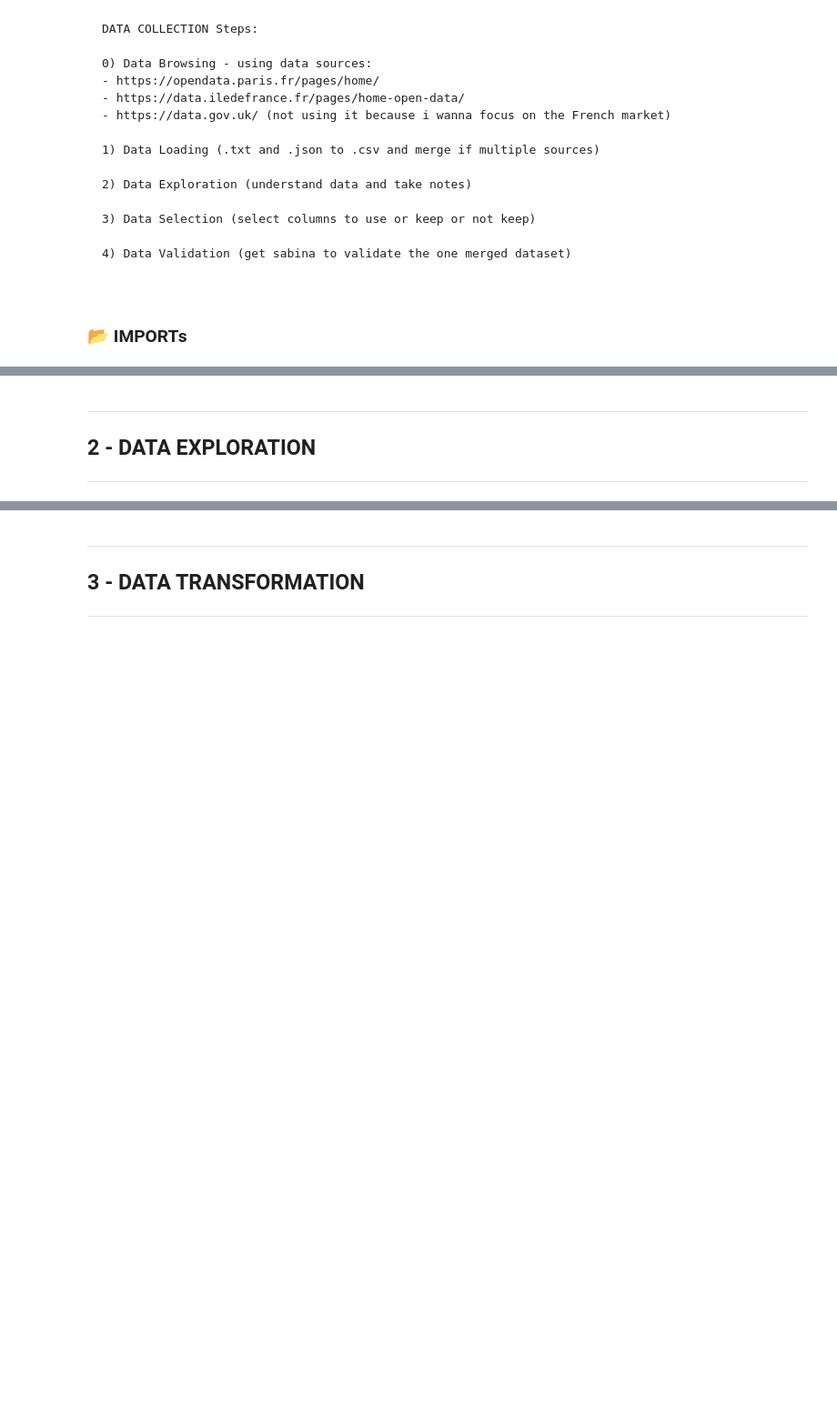
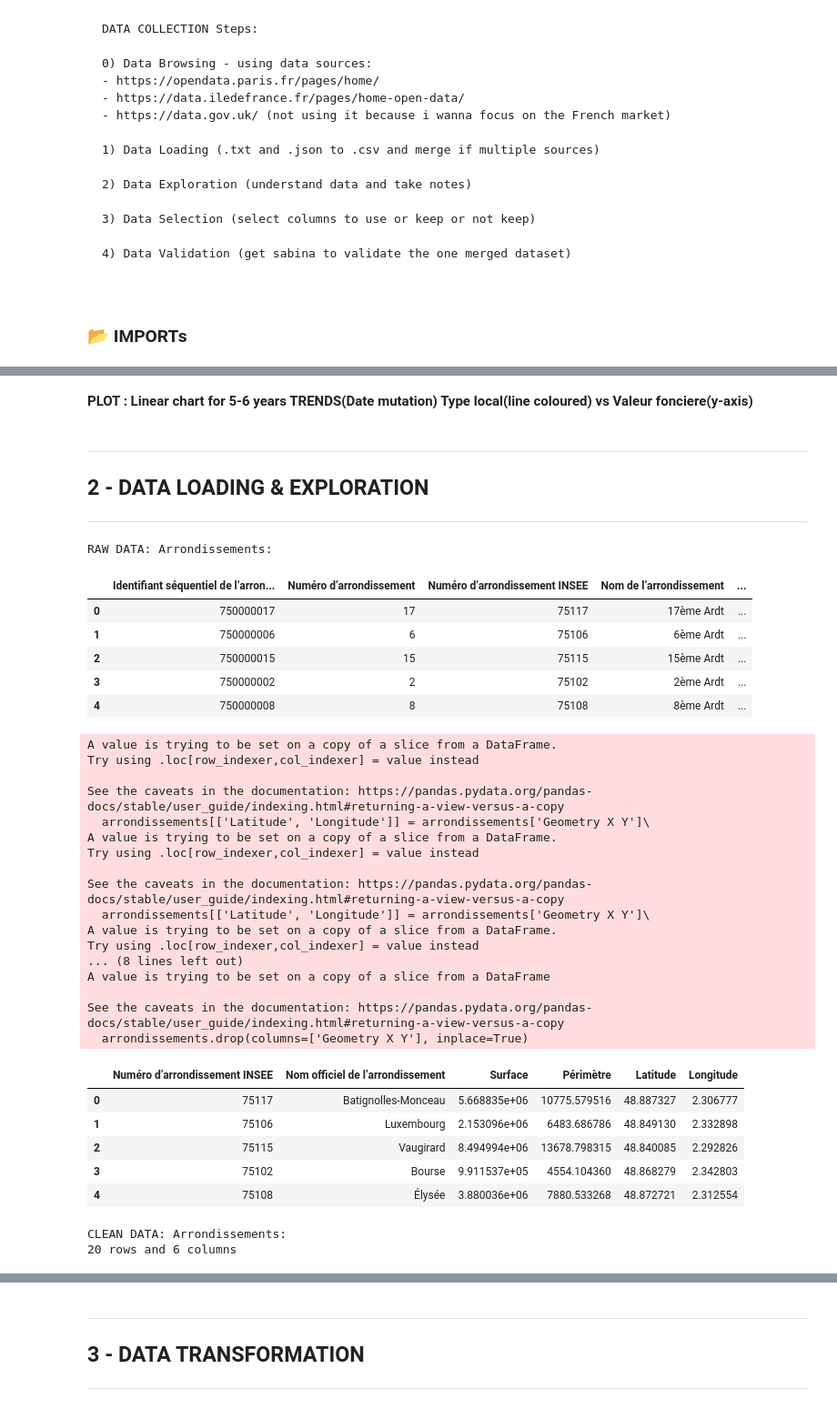
Before and after one commit to samia-boubaya/rncp-project, a Jupyter notebook: notebooks/ERD_00_data_validation.ipynb, the cells around one changed output, grey strips where cells are left out. Shown at 91% size. Saved outputs shown, nothing was run; the diff lists cells and outputs as text; code cells hidden in the pictures; blank space fills up the shorter version.

```diff
--- a/notebooks/ERD_00_data_validation.ipynb
+++ b/notebooks/ERD_00_data_validation.ipynb
@@ -224,7 +154,9 @@ df_valeurs_foncieres.to_csv("../data/processed/ValeursFoncieres_2020-S2_2025-S1.
+# %% [markdown]
+**PLOT : Linear chart for 5-6 years TRENDS(Date mutation) Type local(line coloured) vs Valeur fonciere(y-axis)**
 # %% [markdown]
 <hr>
 
-## 2 - DATA EXPLORATION
+## 2 - DATA LOADING & EXPLORATION
 
 
 <style>
@@ -259,4 +191,70 @@ h4 {
 }
 </style>
 <hr>
+# %%
+import pandas as pd
+
+# Read arrondissements
+df_arrondissements = pd.read_csv("../data/raw/arrondissements.csv", sep=";")
+print("RAW DATA: Arrondissements:")
+display(df_arrondissements.head())
+
+# Select columns for ERD
+arrondissements = df_arrondissements[[
+    "Numéro d’arrondissement INSEE",
+    "Nom officiel de l’arrondissement",
+    "Surface",
+    "Périmètre",
+    "Geometry X Y"
+]]
+
+# Split Geometry X Y into Latitude and Longitude
+arrondissements[['Latitude', 'Longitude']] = arrondissements['Geometry X Y']\
+    .str.split(',', expand=True)
+
+# Remove extra whitespace and convert to float
+arrondissements['Latitude'] = arrondissements['Latitude'].str.strip().astype(float)
+arrondissements['Longitude'] = arrondissements['Longitude'].str.strip().astype(float)
+
+# Drop original column
+arrondissements.drop(columns=['Geometry X Y'], inplace=True)
+
+# Preview and save
+display(arrondissements.head())
+print("CLEAN DATA: Arrondissements:")
+print(arrondissements.shape[0], "rows and", arrondissements.shape[1], "columns")
+arrondissements.to_csv("../data/processed/clean_arrondissements.csv", index=False)
+# %% [output]
+RAW DATA: Arrondissements:
+|  | Identifiant séquentiel de l’arron... | Numéro d’arrondissement | Numéro d’arrondissement INSEE | Nom de l’arrondissement | ... |
+| 0 | 750000017 | 17 | 75117 | 17ème Ardt | ... |
+| 1 | 750000006 | 6 | 75106 | 6ème Ardt | ... |
+| 2 | 750000015 | 15 | 75115 | 15ème Ardt | ... |
+| 3 | 750000002 | 2 | 75102 | 2ème Ardt | ... |
+| 4 | 750000008 | 8 | 75108 | 8ème Ardt | ... |
+A value is trying to be set on a copy of a slice from a DataFrame.
+Try using .loc[row_indexer,col_indexer] = value instead
+
+See the caveats in the documentation: https://pandas.pydata.org/pandas-docs/stable/user_guide/indexing.html#returning-a-view-versus-a-copy
+  arrondissements[['Latitude', 'Longitude']] = arrondissements['Geometry X Y']\
+A value is trying to be set on a copy of a slice from a DataFrame.
+Try using .loc[row_indexer,col_indexer] = value instead
+
+See the caveats in the documentation: https://pandas.pydata.org/pandas-docs/stable/user_guide/indexing.html#returning-a-view-versus-a-copy
+  arrondissements[['Latitude', 'Longitude']] = arrondissements['Geometry X Y']\
+A value is trying to be set on a copy of a slice from a DataFrame.
+Try using .loc[row_indexer,col_indexer] = value instead
+... (8 lines left out)
+A value is trying to be set on a copy of a slice from a DataFrame
+
+See the caveats in the documentation: https://pandas.pydata.org/pandas-docs/stable/user_guide/indexing.html#returning-a-view-versus-a-copy
+  arrondissements.drop(columns=['Geometry X Y'], inplace=True)
+|  | Numéro d’arrondissement INSEE | Nom officiel de l’arrondissement | Surface | Périmètre | Latitude | Longitude |
+| 0 | 75117 | Batignolles-Monceau | 5.668835e+06 | 10775.579516 | 48.887327 | 2.306777 |
+| 1 | 75106 | Luxembourg | 2.153096e+06 | 6483.686786 | 48.849130 | 2.332898 |
+| 2 | 75115 | Vaugirard | 8.494994e+06 | 13678.798315 | 48.840085 | 2.292826 |
+| 3 | 75102 | Bourse | 9.911537e+05 | 4554.104360 | 48.868279 | 2.342803 |
+| 4 | 75108 | Élysée | 3.880036e+06 | 7880.533268 | 48.872721 | 2.312554 |
+CLEAN DATA: Arrondissements:
+20 rows and 6 columns
 # %%
```
Also changed, not shown: parts of 20 cells of this notebook, 5 other files.
